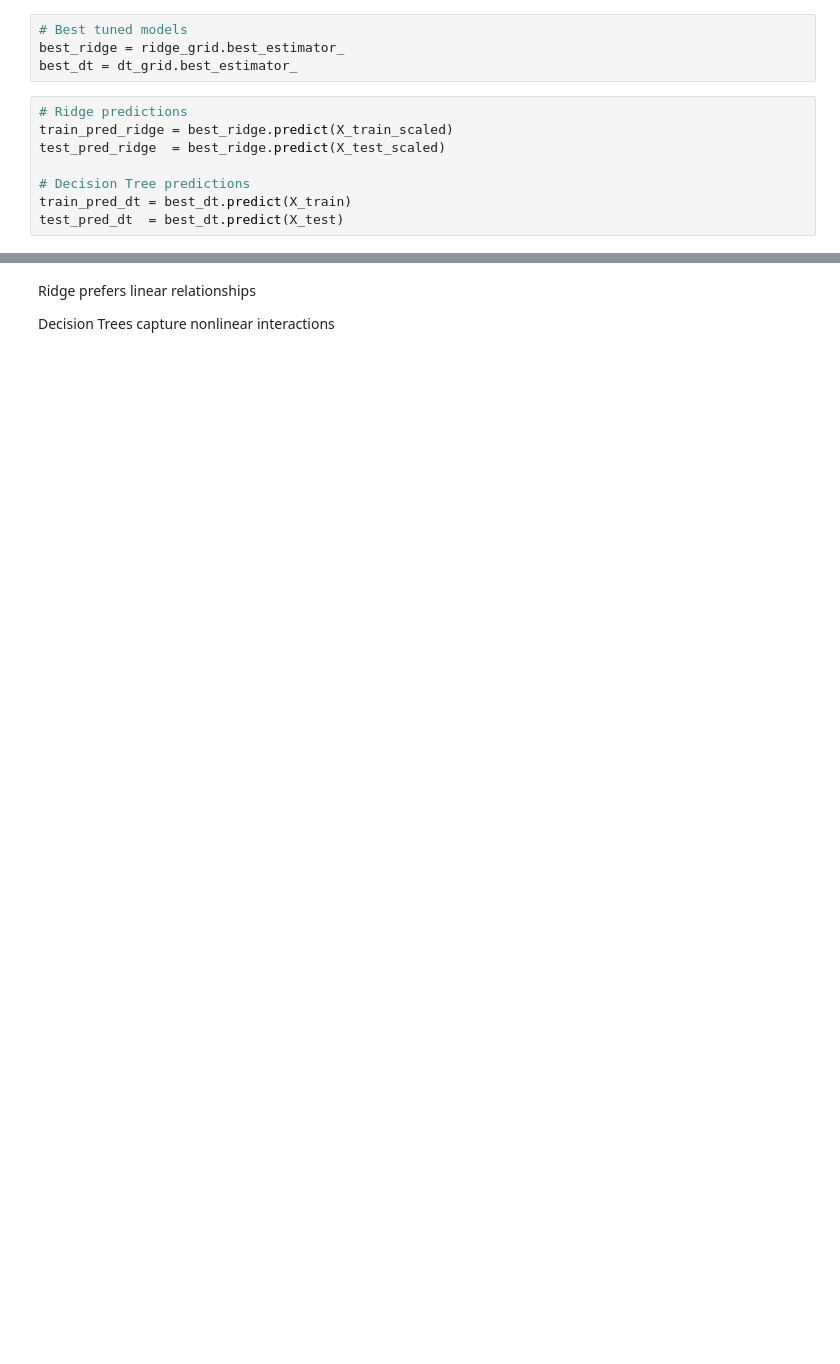
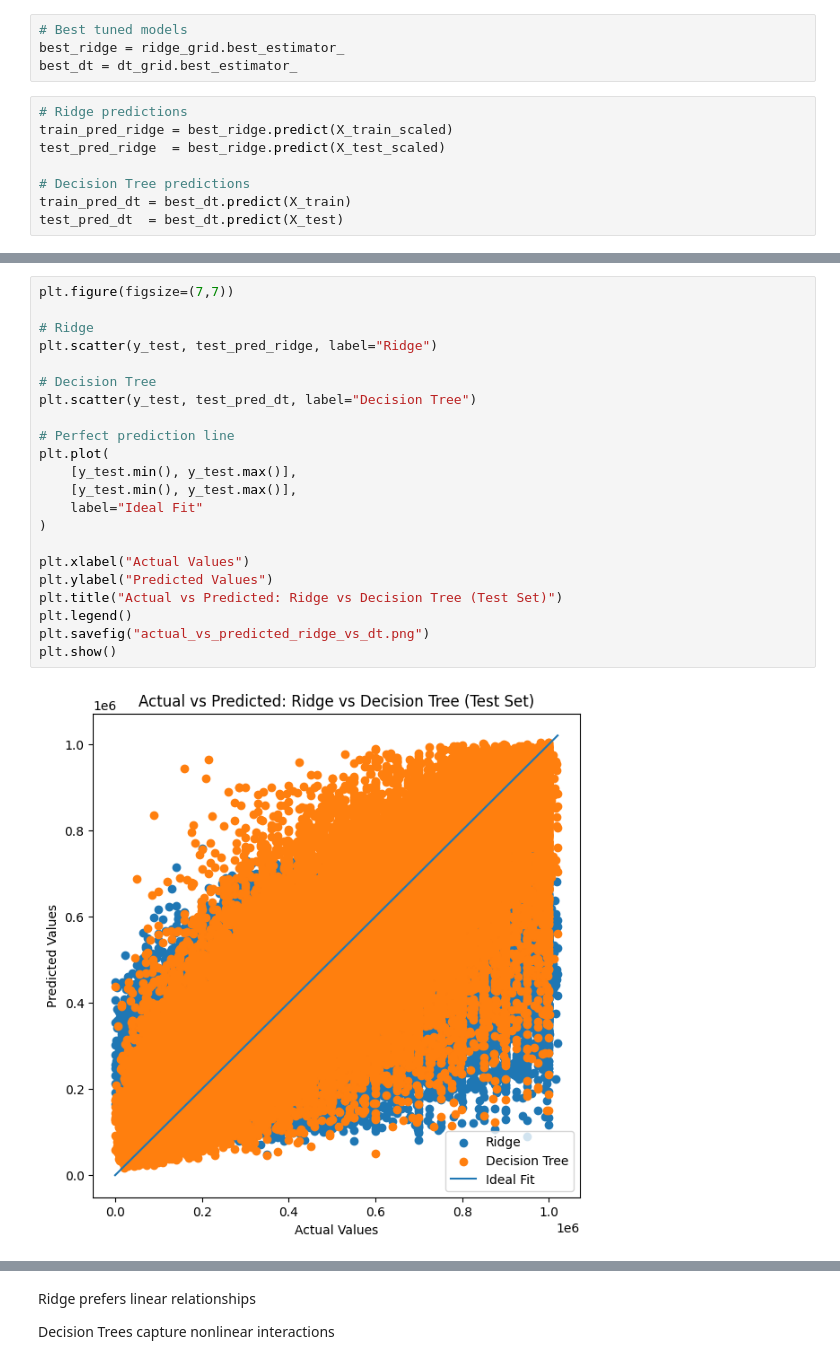
Before and after one commit to prasunamishra/AI.FinalClassRegs, a Jupyter notebook: 2551531_PrasunaMishraRegression.ipynb, the cells around one changed output, grey strips where cells are left out. Saved outputs shown, nothing was run; the diff lists cells and outputs as text; blank space fills up the shorter version.

```diff
--- a/2551531_PrasunaMishraRegression.ipynb
+++ b/2551531_PrasunaMishraRegression.ipynb
@@ -560,0 +610,24 @@ R²   : -0.1932
+# %%
+plt.figure(figsize=(7,7))
+
+# Ridge
+plt.scatter(y_test, test_pred_ridge, label="Ridge")
+
+# Decision Tree
+plt.scatter(y_test, test_pred_dt, label="Decision Tree")
+
+# Perfect prediction line
+plt.plot(
+    [y_test.min(), y_test.max()],
+    [y_test.min(), y_test.max()],
+    label="Ideal Fit"
+)
+
+plt.xlabel("Actual Values")
+plt.ylabel("Predicted Values")
+plt.title("Actual vs Predicted: Ridge vs Decision Tree (Test Set)")
+plt.legend()
+plt.savefig("actual_vs_predicted_ridge_vs_dt.png")
+plt.show()
+# %% [output]
+[figure, added]
```
Also changed, not shown: parts of 122 cells of this notebook.
